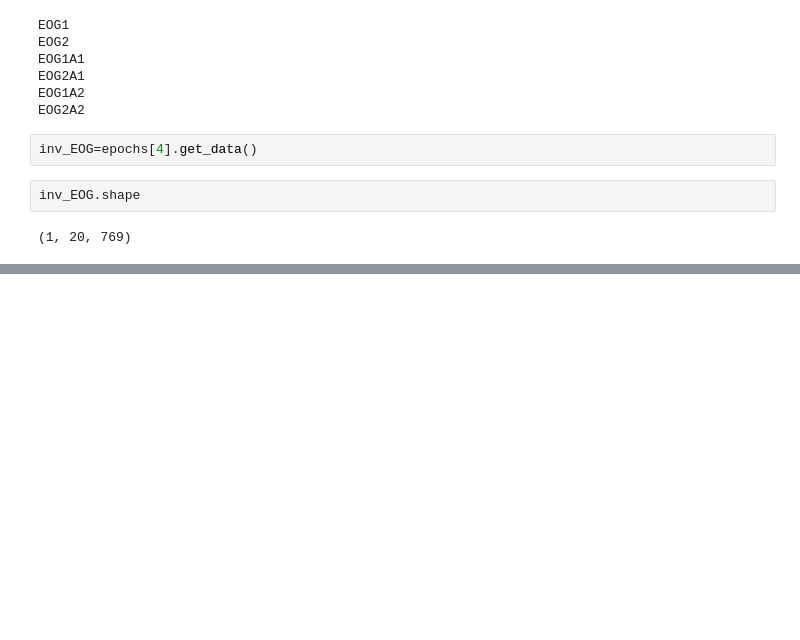
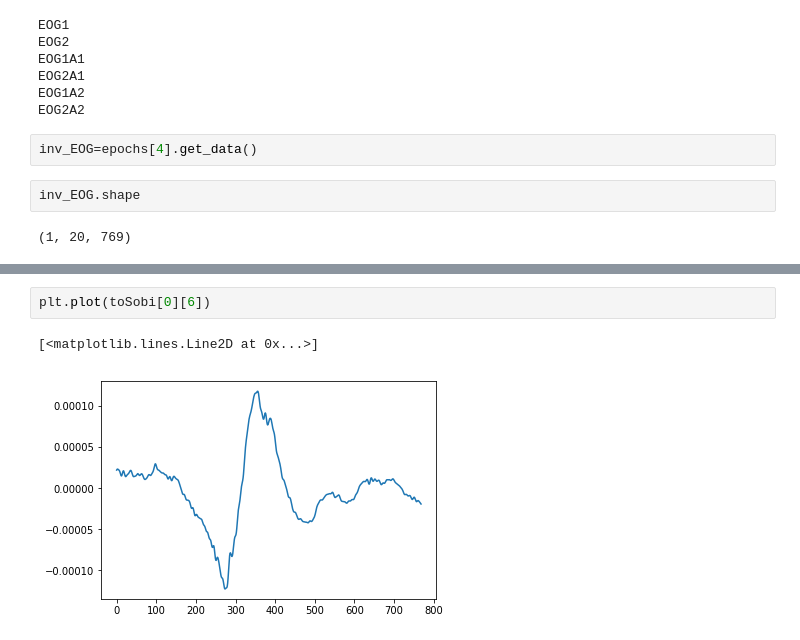
Before and after one commit to gabrielcsilva/Proj_final_PDS, a Jupyter notebook: Codigos/Trabalho final.ipynb, the cells around one changed output, grey strips where cells are left out. Saved outputs shown, nothing was run; the diff lists cells and outputs as text; blank space fills up the shorter version.

```diff
--- a/Codigos/Trabalho final.ipynb
+++ b/Codigos/Trabalho final.ipynb
@@ -459,0 +458,5 @@ plt.plot(inv_EOG[0][6])
+# %%
+plt.plot(toSobi[0][6])
+# %% [output]
+[<matplotlib.lines.Line2D at 0x...>]
+[figure, added]
```
Also changed, not shown: parts of 9 cells of this notebook.
